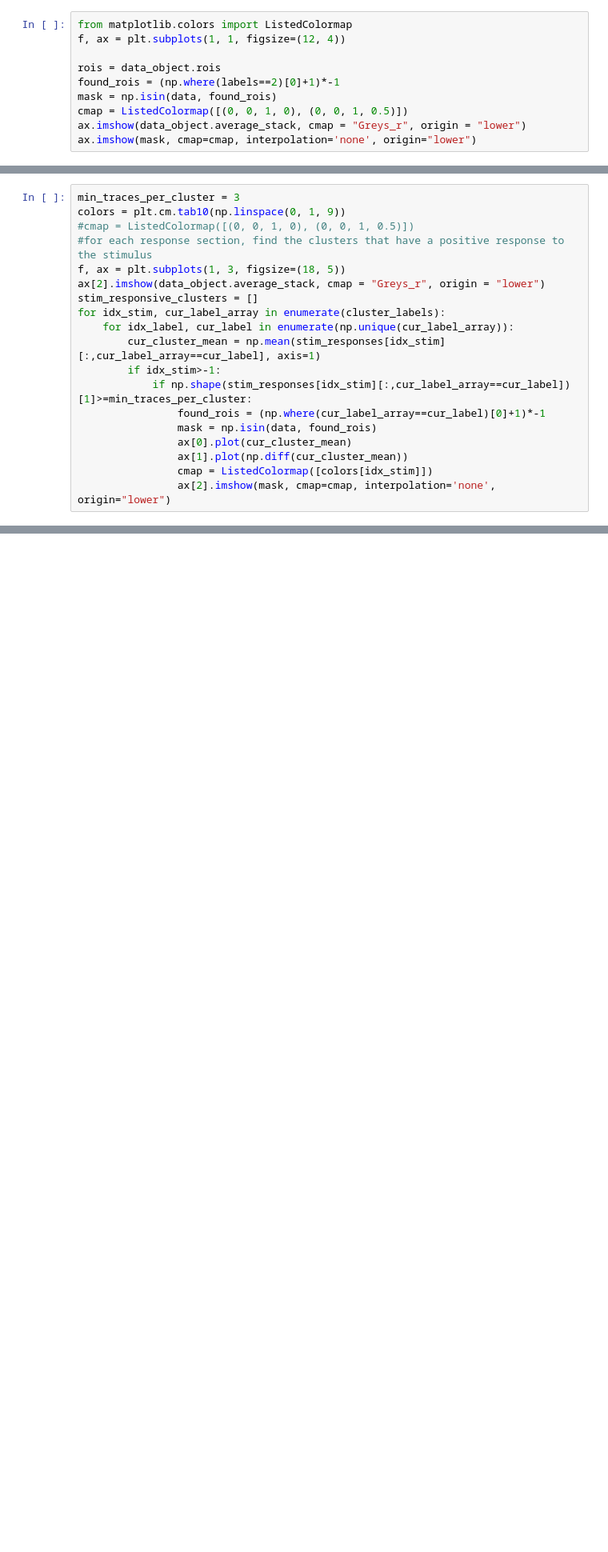
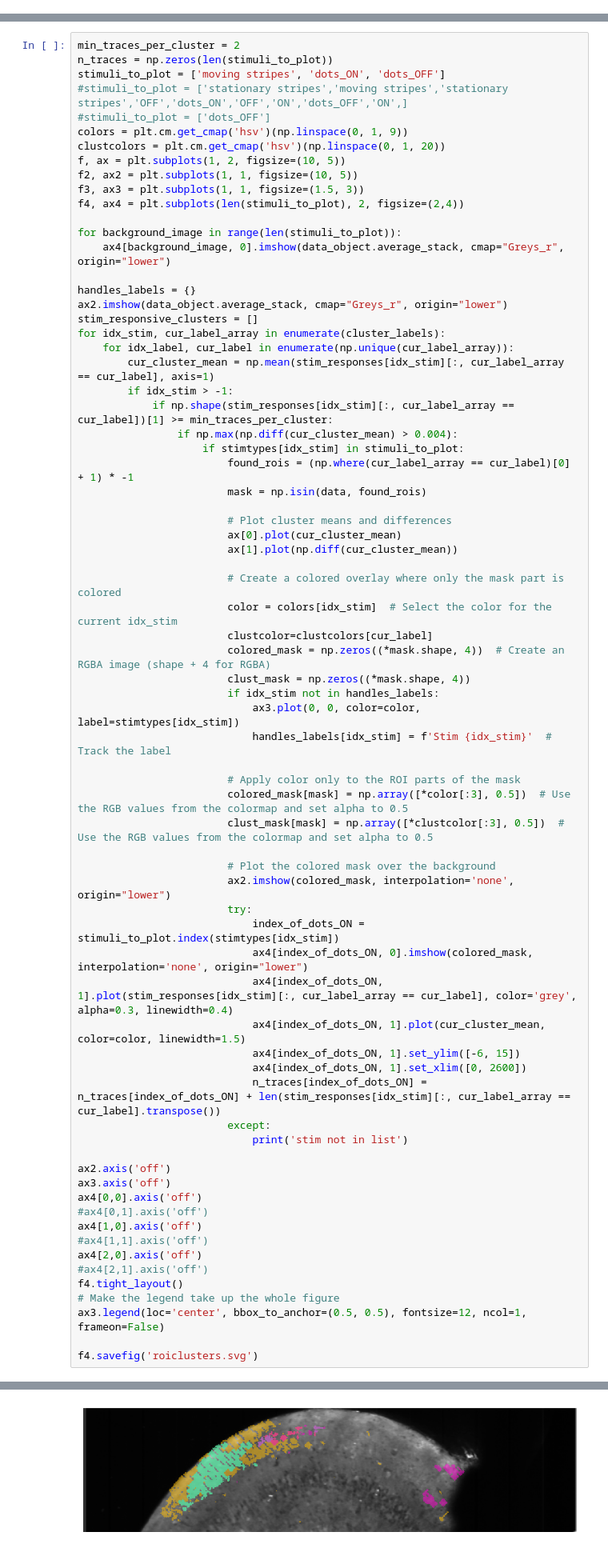
Before and after one commit to simbru/pygor, a Jupyter notebook: ROI_clustering.ipynb, the cells around one changed output, grey strips where cells are left out. Shown at 80% size. Drawn from its saved outputs; the diff is of its cells as text; blank space fills up the shorter version.

```diff
--- a/ROI_clustering.ipynb
+++ b/ROI_clustering.ipynb
@@ -108,13 +137,3 @@ for idx, i in enumerate(np.unique(labels)):
 [figure]
 # %% [markdown]
 Plot rois by cluster allocation
-# %%
-from matplotlib.colors import ListedColormap
-f, ax = plt.subplots(1, 1, figsize=(12, 4))
-
-rois = data_object.rois
-found_rois = (np.where(labels==2)[0]+1)*-1
-mask = np.isin(data, found_rois)
-cmap = ListedColormap([(0, 0, 1, 0), (0, 0, 1, 0.5)])
-ax.imshow(data_object.average_stack, cmap = "Greys_r", origin = "lower")
-ax.imshow(mask, cmap=cmap, interpolation='none', origin="lower")
@@ -152,22 +164,75 @@ for idx, i in enumerate(n_clusters_list):
     kmeans_data.fit(i_responses.transpose())
     cluster_labels.append(kmeans_data.labels_)
 # %%
-min_traces_per_cluster = 3
-colors = plt.cm.tab10(np.linspace(0, 1, 9))
-#cmap = ListedColormap([(0, 0, 1, 0), (0, 0, 1, 0.5)])
-#for each response section, find the clusters that have a positive response to the stimulus
-f, ax = plt.subplots(1, 3, figsize=(18, 5))
-ax[2].imshow(data_object.average_stack, cmap = "Greys_r", origin = "lower")
+min_traces_per_cluster = 2
+n_traces = np.zeros(len(stimuli_to_plot))
+stimuli_to_plot = ['moving stripes', 'dots_ON', 'dots_OFF']
+#stimuli_to_plot = ['stationary stripes','moving stripes','stationary stripes','OFF','dots_ON','OFF','ON','dots_OFF','ON',]
+#stimuli_to_plot = ['dots_OFF']
+colors = plt.cm.get_cmap('hsv')(np.linspace(0, 1, 9))
+clustcolors = plt.cm.get_cmap('hsv')(np.linspace(0, 1, 20))
+f, ax = plt.subplots(1, 2, figsize=(10, 5))
+f2, ax2 = plt.subplots(1, 1, figsize=(10, 5))
+f3, ax3 = plt.subplots(1, 1, figsize=(1.5, 3))
+f4, ax4 = plt.subplots(len(stimuli_to_plot), 2, figsize=(2,4))
+
+for background_image in range(len(stimuli_to_plot)):
+    ax4[background_image, 0].imshow(data_object.average_stack, cmap="Greys_r", origin="lower")
+
+handles_labels = {}
+ax2.imshow(data_object.average_stack, cmap="Greys_r", origin="lower")
 stim_responsive_clusters = []
 for idx_stim, cur_label_array in enumerate(cluster_labels):
     for idx_label, cur_label in enumerate(np.unique(cur_label_array)):
-        cur_cluster_mean = np.mean(stim_responses[idx_stim][:,cur_label_array==cur_label], axis=1)
-        if idx_stim>-1:
-            if np.shape(stim_responses[idx_stim][:,cur_label_array==cur_label])[1]>=min_traces_per_cluster:
-                found_rois = (np.where(cur_label_array==cur_label)[0]+1)*-1
-                mask = np.isin(data, found_rois)
-                ax[0].plot(cur_cluster_mean)
-                ax[1].plot(np.diff(cur_cluster_mean))
-                cmap = ListedColormap([colors[idx_stim]])
-                ax[2].imshow(mask, cmap=cmap, interpolation='none', origin="lower")
+        cur_cluster_mean = np.mean(stim_responses[idx_stim][:, cur_label_array == cur_label], axis=1)
+        if idx_stim > -1:
+            if np.shape(stim_responses[idx_stim][:, cur_label_array == cur_label])[1] >= min_traces_per_cluster:
+                if np.max(np.diff(cur_cluster_mean) > 0.004):
+                    if stimtypes[idx_stim] in stimuli_to_plot:
+                        found_rois = (np.where(cur_label_array == cur_label)[0] + 1) * -1
+                        mask = np.isin(data, found_rois)
+
+                        # Plot cluster means and differences
+                        ax[0].plot(cur_cluster_mean)
+                        ax[1].plot(np.diff(cur_cluster_mean))
+
+                        # Create a colored overlay where only the mask part is colored
+                        color = colors[idx_stim]  # Select the color for the current idx_stim
+                        clustcolor=clustcolors[cur_label]
+                        colored_mask = np.zeros((*mask.shape, 4))  # Create an RGBA image (shape + 4 for RGBA)
+                        clust_mask = np.zeros((*mask.shape, 4))
+                        if idx_stim not in handles_labels:
+                            ax3.plot(0, 0, color=color, label=stimtypes[idx_stim])
+                            handles_labels[idx_stim] = f'Stim {idx_stim}'  # Track the label
+
+                        # Apply color only to the ROI parts of the mask
+                        colored_mask[mask] = np.array([*color[:3], 0.5])  # Use the RGB values from the colormap and set alpha to 0.5
+                        clust_mask[mask] = np.array([*clustcolor[:3], 0.5])  # Use the RGB values from the colormap and set alpha to 0.5
+
+                        # Plot the colored mask over the background
+                        ax2.imshow(colored_mask, interpolation='none', origin="lower")
+                        try:
+                            index_of_dots_ON = stimuli_to_plot.index(stimtypes[idx_stim])
+                            ax4[index_of_dots_ON, 0].imshow(colored_mask, interpolation='none', origin="lower")
+                            ax4[index_of_dots_ON, 1].plot(stim_responses[idx_stim][:, cur_label_array == cur_label], color='grey', alpha=0.3, linewidth=0.4)
+                            ax4[index_of_dots_ON, 1].plot(cur_cluster_mean, color=color, linewidth=1.5)
+                            ax4[index_of_dots_ON, 1].set_ylim([-6, 15])
+                            ax4[index_of_dots_ON, 1].set_xlim([0, 2600])
+                            n_traces[index_of_dots_ON] = n_traces[index_of_dots_ON] + len(stim_responses[idx_stim][:, cur_label_array == cur_label].transpose())
+                        except:
+                            print('stim not in list')
+
+ax2.axis('off')
+ax3.axis('off')
+ax4[0,0].axis('off')
+#ax4[0,1].axis('off')
+ax4[1,0].axis('off')
+#ax4[1,1].axis('off')
+ax4[2,0].axis('off')
+#ax4[2,1].axis('off')
+f4.tight_layout()
+# Make the legend take up the whole figure
+ax3.legend(loc='center', bbox_to_anchor=(0.5, 0.5), fontsize=12, ncol=1, frameon=False)
+
+f4.savefig('roiclusters.svg')
 # %% [output]
@@ -174,0 +240 @@ for idx_stim, cur_label_array in enumerate(cluster_labels):
+[figure, added]
```
Also changed, not shown: parts of 11 cells of this notebook, 7 other files.
